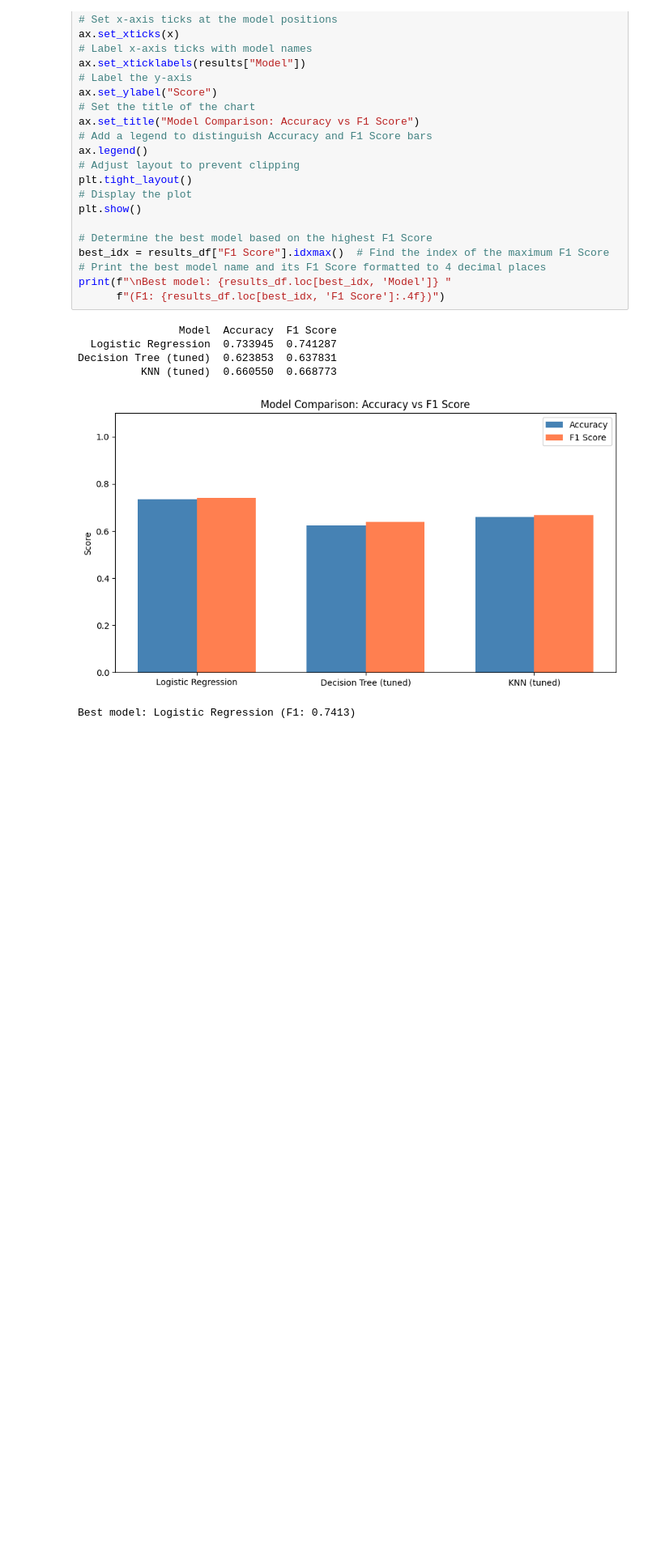
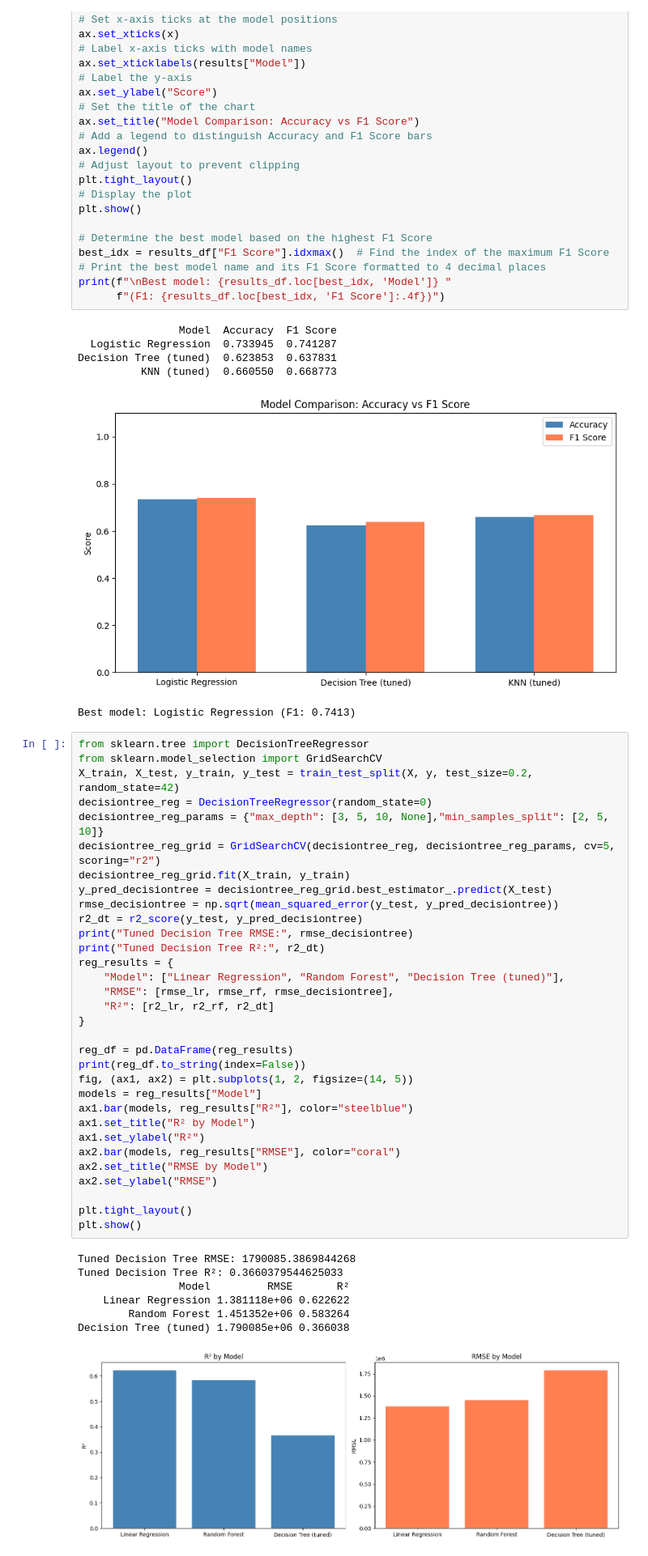
Before and after one commit to Illialimonov/cs301-project1, a Jupyter notebook: stage1-2.ipynb, the cells around one changed output. Shown at 81% size. Cells and saved outputs as stored; diff of their text form; blank space fills up the shorter version.

Commit message:
added comparasion chart for linear regression

```diff
--- a/stage1-2.ipynb
+++ b/stage1-2.ipynb
@@ -352,3 +371,43 @@ Decision Tree (tuned)  0.623853  0.637831
           KNN (tuned)  0.660550  0.668773
 [figure]
 Best model: Logistic Regression (F1: 0.7413)
+# %%
+from sklearn.tree import DecisionTreeRegressor
+from sklearn.model_selection import GridSearchCV
+X_train, X_test, y_train, y_test = train_test_split(X, y, test_size=0.2, random_state=42)
+decisiontree_reg = DecisionTreeRegressor(random_state=0)
+decisiontree_reg_params = {"max_depth": [3, 5, 10, None],"min_samples_split": [2, 5, 10]}
+decisiontree_reg_grid = GridSearchCV(decisiontree_reg, decisiontree_reg_params, cv=5, scoring="r2")
+decisiontree_reg_grid.fit(X_train, y_train)
+y_pred_decisiontree = decisiontree_reg_grid.best_estimator_.predict(X_test)
+rmse_decisiontree = np.sqrt(mean_squared_error(y_test, y_pred_decisiontree))
+r2_dt = r2_score(y_test, y_pred_decisiontree)
+print("Tuned Decision Tree RMSE:", rmse_decisiontree)
+print("Tuned Decision Tree R²:", r2_dt)
+reg_results = {
+    "Model": ["Linear Regression", "Random Forest", "Decision Tree (tuned)"],
+    "RMSE": [rmse_lr, rmse_rf, rmse_decisiontree],
+    "R²": [r2_lr, r2_rf, r2_dt]
+}
+
+reg_df = pd.DataFrame(reg_results)
+print(reg_df.to_string(index=False))
+fig, (ax1, ax2) = plt.subplots(1, 2, figsize=(14, 5))
+models = reg_results["Model"]
+ax1.bar(models, reg_results["R²"], color="steelblue")
+ax1.set_title("R² by Model")
+ax1.set_ylabel("R²")
+ax2.bar(models, reg_results["RMSE"], color="coral")
+ax2.set_title("RMSE by Model")
+ax2.set_ylabel("RMSE")
+
+plt.tight_layout()
+plt.show()
+# %% [output]
+Tuned Decision Tree RMSE: 1790085.3869844268
+Tuned Decision Tree R²: 0.3660379544625033
+                Model         RMSE       R²
+    Linear Regression 1.381118e+06 0.622622
+        Random Forest 1.451352e+06 0.583264
+Decision Tree (tuned) 1.790085e+06 0.366038
+[figure, added]
```
Also changed, not shown: parts of 5 cells of this notebook.
